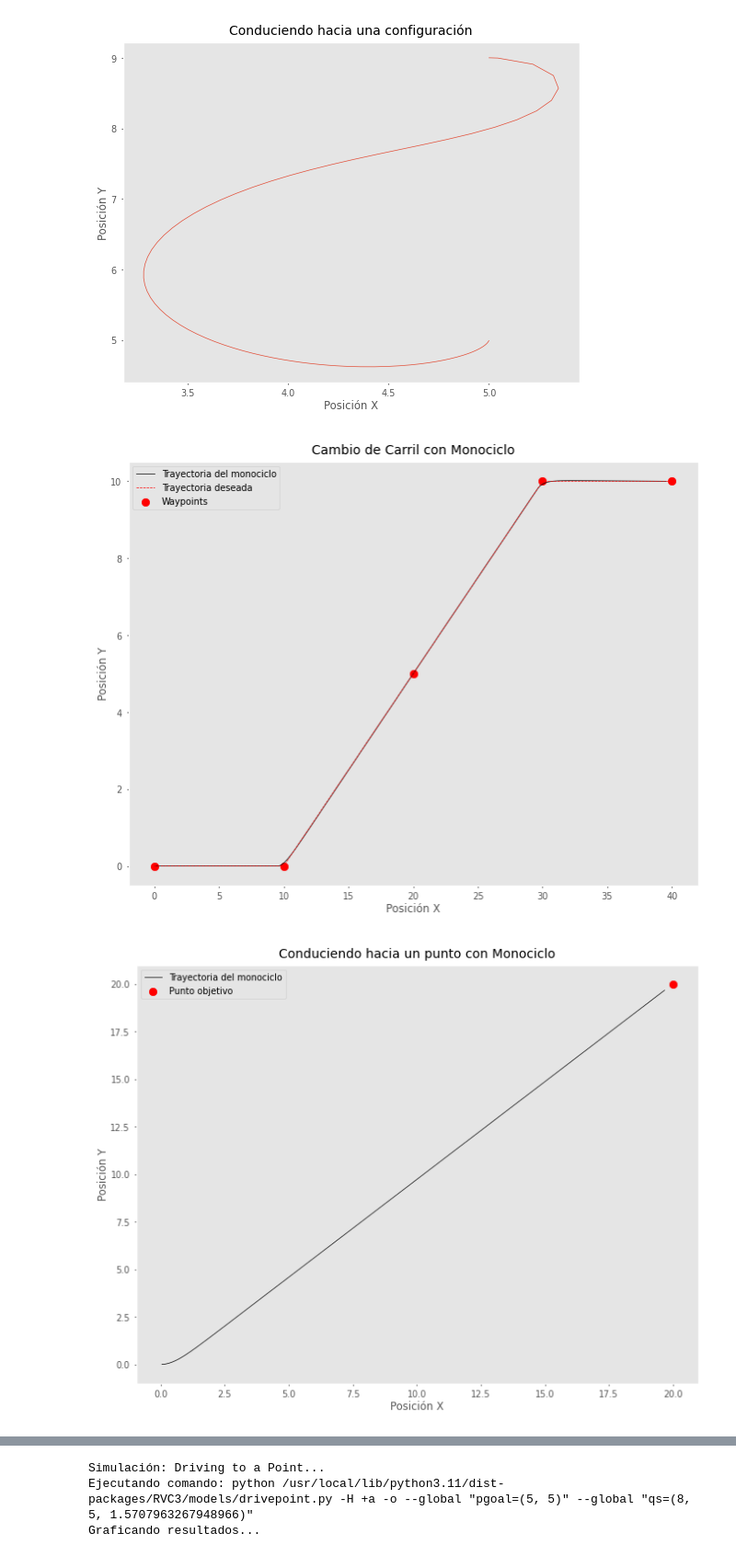
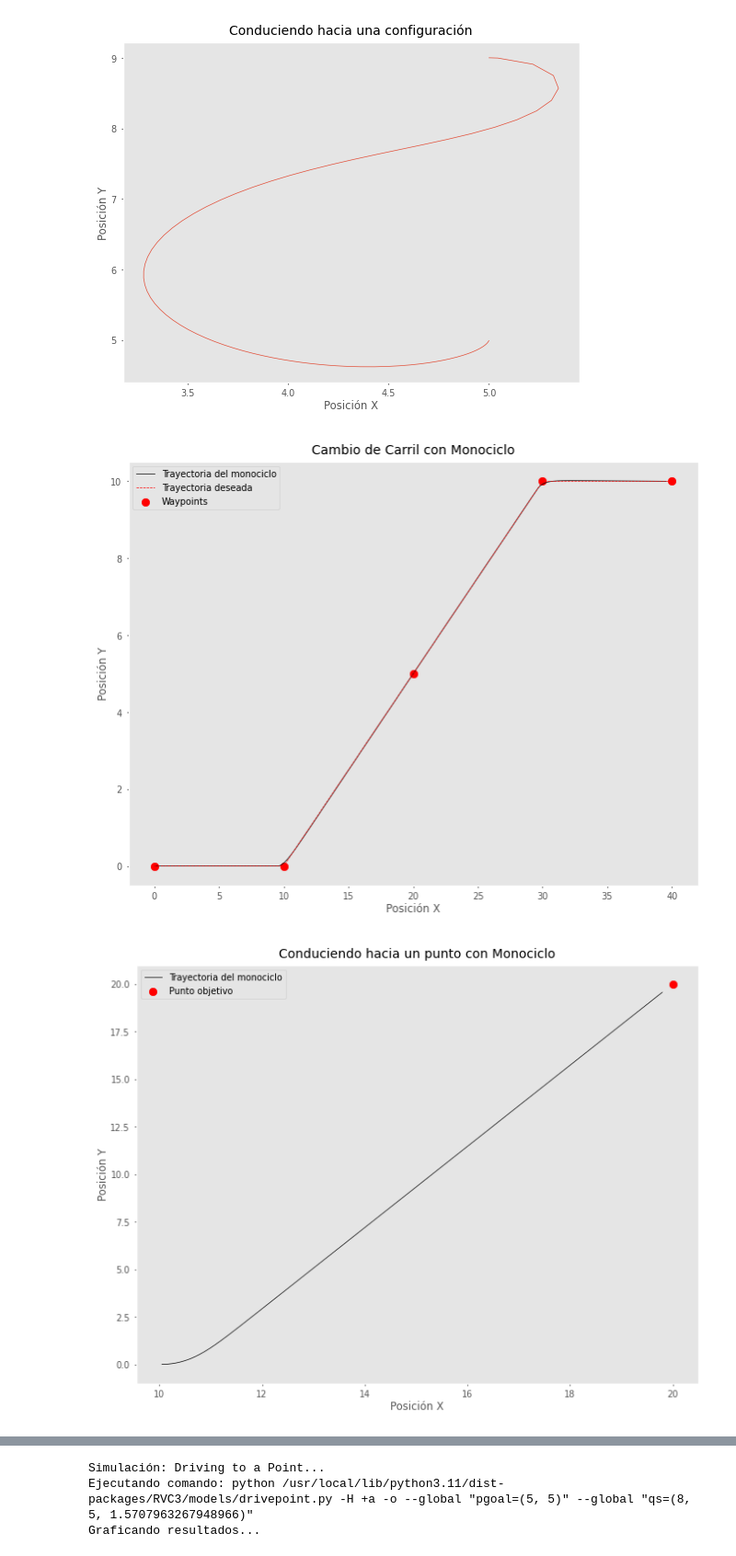
Before and after one commit to daiversilva/RVC3-python, a Jupyter notebook: notebooks/chap4.ipynb, the cells around one changed output, grey strips where cells are left out. Shown at 92% size. Drawn from its saved outputs; the diff is of its cells as text; code cells hidden in the pictures.

```diff
--- a/notebooks/chap4.ipynb
+++ b/notebooks/chap4.ipynb
@@ -341,7 +341,7 @@ class Unicycle:
         :param speed_max: Velocidad máxima lineal (m/s).
         :param omega_max: Velocidad angular máxima (rad/s).
         """
-        self.q = np.array([0, 0, 0])  # Estado inicial [x, y, theta]
+        self.q = np.array([10, 10, 0])  # Estado inicial [x, y, theta]
         self.speed_max = speed_max
         self.omega_max = omega_max
 
@@ -396,7 +396,7 @@ plt.show()
 # ==================================
 
 unicycle = Unicycle(speed_max=1.0, omega_max=np.deg2rad(45))
-unicycle.q = [0, 0, 0]  # Estado inicial del monociclo
+unicycle.q = [10, 0, 0]  # Estado inicial del monociclo
 
 # Punto objetivo
 pgoal = (20, 20)
@@ -456,34 +456,34 @@ plt.show()
 unicycle = Unicycle(speed_max=1.0, omega_max=np.deg2rad(45))
 unicycle.q = [0, 0, 0]  # Estado inicial del monociclo
 
 pgoal = np.array([20, 20, np.pi / 4])
 
 trajectory = []
 while np.linalg.norm(unicycle.q[:2] - pgoal[:2]) > 0.5 or abs(unicycle.q[2] - pgoal[2]) > 0.1:
     direction = np.arctan2(pgoal[1] - unicycle.q[1], pgoal[0] - unicycle.q[0]) - unicycle.q[2]
     if np.linalg.norm(unicycle.q[:2] - pgoal[:2]) > 0.5:
         unicycle.step([0.5, direction], dt=0.1)
     else:
         # Si está cerca de la posición, ajustar solo orientación final
         unicycle.step([0.0, direction], dt=0.1)
     trajectory.append(unicycle.q.copy())
 
 trajectory = np.array(trajectory)
 
 # Graficar la trayectoria hacia la posición y orientación específica
 plt.figure(figsize=(8, 6))
 plt.plot(trajectory[:, 0], trajectory[:, 1], label="Trayectoria del monociclo", color="black")
 plt.scatter(pgoal[0], pgoal[1], color='red', label="Posición objetivo")
 plt.arrow(pgoal[0], pgoal[1], 2 * np.cos(pgoal[2]), 2 * np.sin(pgoal[2]), color='red', head_width=0.5, label="Orientación objetivo")
 plt.xlabel("Posición X")
 plt.ylabel("Posición Y")
 plt.title("Conduciendo hacia una posición y orientación específica")
 plt.legend()
 plt.grid()
 plt.show()
 # %% [output]
 [figure]
-[figure, old version]
+[figure, new version]
 [figure]
 [figure]
 # %%
```
